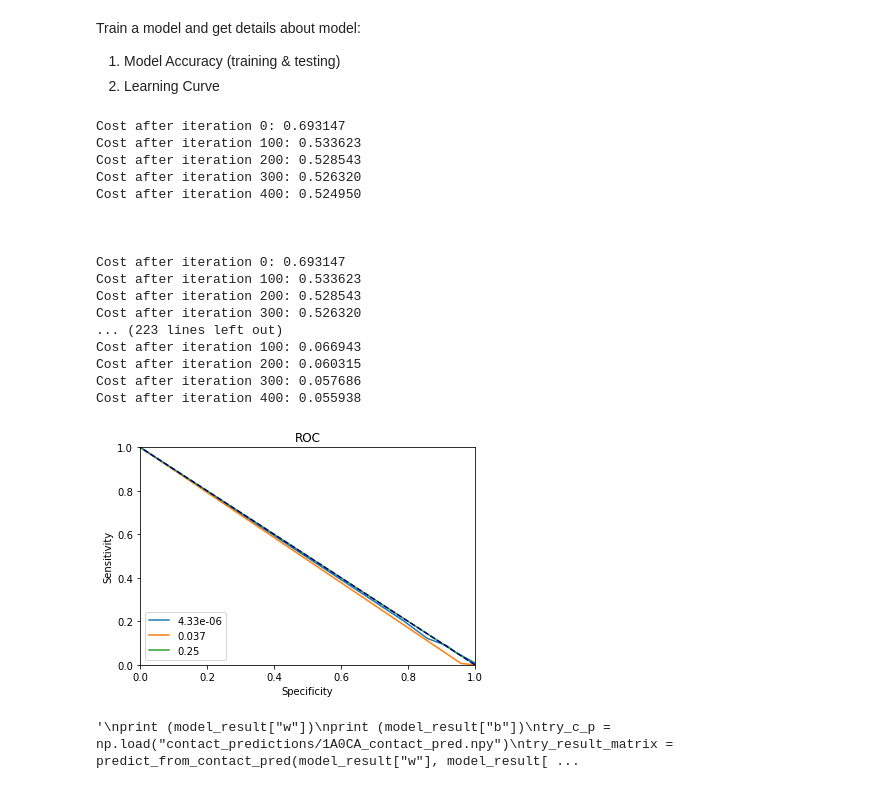
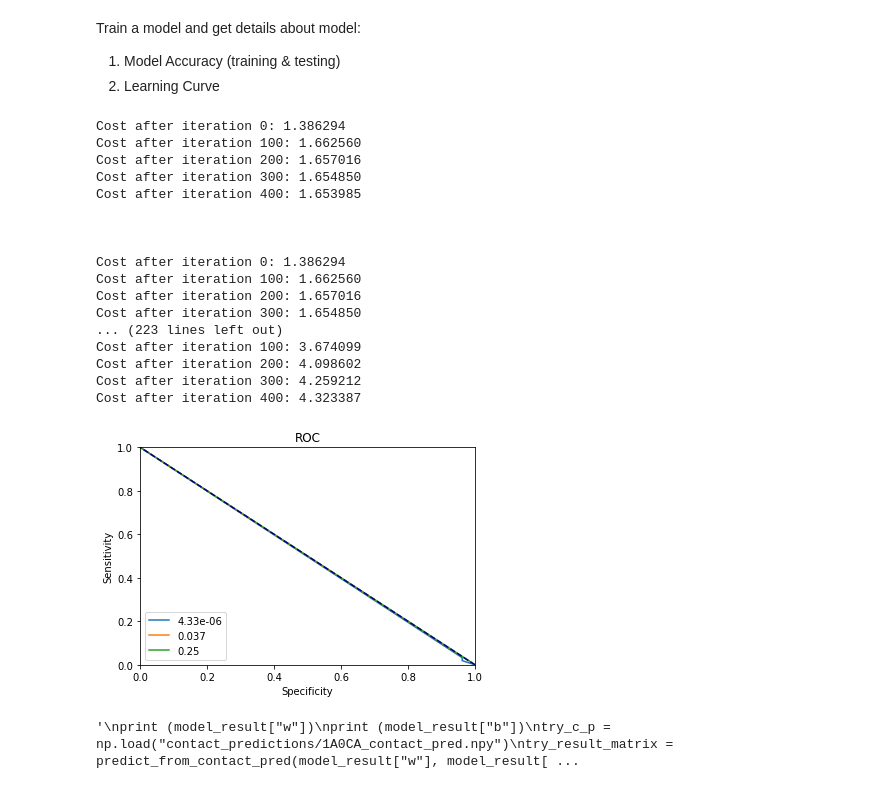
Before and after one commit to HaoWoo96/contact_map_pred, a Jupyter notebook: model_analysis.ipynb, the cells around one changed output. Drawn from its saved outputs; the diff is of its cells as text; code cells hidden in the pictures.

```diff
--- a/model_analysis.ipynb
+++ b/model_analysis.ipynb
@@ -30,15 +62,0 @@ for cutoff in cutoffs:
-# %%
-'''
-data_samples = data.shape[0]
-
-X_train = (data.iloc[0:int(data_samples*85/100),0:6]).to_numpy().T
-Y_train = (data.iloc[0:int(data_samples*85/100),7]).to_numpy().reshape([int(data_samples*85/100),1]).T
-
-X_test = (data.iloc[int(data_samples*85/100):,0:6]).to_numpy().T
-Y_test = (data.iloc[int(data_samples*85/100):,7]).to_numpy().reshape([data_samples-int(data_samples*85/100),1]).T
-
-print (X_train.shape) #(6, 20047537)
-print (Y_train.shape) #(1, 20047537)
-print (X_test.shape) #(6, 3537801)
-print (Y_test.shape) #(6, 3537801)
-'''
@@ -83,7 +103,7 @@ def initialize_with_zeros(dim):
 
     return w, b
 # %%
-def propagate(w, b, X, Y):
+def propagate(w, b, X, Y, Y_1_ratio, Y_0_ratio):
     """
     Implement the cost function and its gradient for the propagation explained above
 
@@ -92,6 +112,8 @@ def propagate(w, b, X, Y):
     b -- bias, a scalar
     X -- data of size (6, number of examples)
     Y -- true "label" vector (containing 0 if non-cat, 1 if cat) of size (1, number of examples)
+    Y_1_ratio -- ratio of number of "1" in all labels
+    Y_0_ratio -- ratio of number of "0" in all labels
 
     Return:
     cost -- negative log-likelihood cost for logistic regression
@@ -103,7 +125,7 @@ def propagate(w, b, X, Y):
 
     # FORWARD PROPAGATION (FROM X TO COST)
     A = sigmoid(np.dot(w.T,X)+b)                                    # compute activation
-    cost = (-np.dot(Y,(np.log(A)).T)-np.dot(1-Y, (np.log(1-A)).T))/m                                 # compute cost
+    cost = (-float(1/Y_1_ratio)*np.dot(Y,(np.log(A)).T)-float(1/Y_0_ratio)*np.dot(1-Y, (np.log(1-A)).T))/m                                 # compute cost
 
 
     # BACKWARD PROPAGATION (TO FIND GRAD)
@@ -120,7 +142,7 @@ def propagate(w, b, X, Y):
 
     return grads, cost
 # %%
-def optimize(w, b, X, Y, num_iterations, learning_rate, print_cost = False):
+def optimize(w, b, X, Y, Y_1_ratio, Y_0_ratio, num_iterations, learning_rate, print_cost = False):
     """
     This function optimizes w and b by running a gradient descent algorithm
 
@@ -145,7 +167,7 @@ def optimize(w, b, X, Y, num_iterations, learning_rate, print_cost = False):
 
 
         # Cost and gradient calculation
-        grads, cost = propagate(w, b, X, Y)
+        grads, cost = propagate(w, b, X, Y, Y_1_ratio, Y_0_ratio)
 
         # Retrieve derivatives from grads
         dw = grads["dw"]
@@ -291,7 +313,7 @@ def predict_from_contact_pred(w, b, nb_range, c_p, p_cut):
 # %% [markdown]
 ### 1. Model Function
 # %%
-def model(X_train, Y_train, X_test, Y_test, num_iterations, learning_rate, print_cost, p_cut):
+def model(X_train, Y_train, X_test, Y_test, Y_1_ratio, Y_0_ratio, num_iterations, learning_rate, print_cost, p_cut):
     """
     Builds the logistic regression model by calling the function implemented above
 
@@ -312,7 +334,7 @@ def model(X_train, Y_train, X_test, Y_test, num_iterations, learning_rate, print
     w, b = initialize_with_zeros(np.shape(X_train)[0])
 
     # Gradient descent (≈ 1 line of code)
-    parameters, grads, costs = optimize(w, b, X_train, Y_train, num_iterations, learning_rate, print_cost = True)
+    parameters, grads, costs = optimize(w, b, X_train, Y_train, Y_1_ratio, Y_0_ratio, num_iterations, learning_rate, print_cost = True)
 
     # Retrieve parameters w and b from dictionary "parameters"
     w = parameters["w"]
@@ -351,53 +373,53 @@ for cutoff in tqdm(cutoffs):
     specificity = []
 
     for p_cut in tqdm(p_cuts):
-        X_train, Y_train, X_test, Y_test = datasets[cutoff]
-        model_result = model(X_train, Y_train, X_test, Y_test, 500, 0.5, False, p_cut)
+        X_train, Y_train, X_test, Y_test, Y_1_ratio, Y_0_ratio = datasets[cutoff]
+        model_result = model(X_train, Y_train, X_test, Y_test, Y_1_ratio, Y_0_ratio, 500, 0.5, False, p_cut)
         tn, fp, fn, tp = confusion_matrix(Y_test.flatten(),model_result["Y_prediction_test"].flatten()).ravel()
         sensitivity.append(tp*1.0/(tp+tn))
         specificity.append(tn*1.0/(tn+fp))
 
     sensitivity += [1,0]
     specificity += [0,1]
     spec = pd.DataFrame({'spec':specificity})
     sens = pd.DataFrame({'sens':sensitivity})
     df = pd.concat([spec, sens], axis=1, sort=False)
     df = df.sort_values('spec')
 
     specificity = list(df['spec'])
     sensitivity = list(df['sens'])
 
     plt.plot(specificity, sensitivity)
 
 plt.plot([1, 0], [0, 1], color='darkblue', linestyle='--')
 plt.title('ROC')
 plt.xlabel('Specificity')
 plt.ylabel('Sensitivity')
 axes = plt.gca()
 axes.set_xlim([0,1])
 axes.set_ylim([0,1])
 plt.legend(cutoffs, loc = "lower left")
 plt.savefig("ROC.png")
 plt.show()
 # %% [output]
-Cost after iteration 0: 0.693147
-Cost after iteration 100: 0.533623
-Cost after iteration 200: 0.528543
-Cost after iteration 300: 0.526320
-Cost after iteration 400: 0.524950
+Cost after iteration 0: 1.386294
+Cost after iteration 100: 1.662560
+Cost after iteration 200: 1.657016
+Cost after iteration 300: 1.654850
+Cost after iteration 400: 1.653985
 
 
 
-Cost after iteration 0: 0.693147
-Cost after iteration 100: 0.533623
-Cost after iteration 200: 0.528543
-Cost after iteration 300: 0.526320
+Cost after iteration 0: 1.386294
+Cost after iteration 100: 1.662560
+Cost after iteration 200: 1.657016
+Cost after iteration 300: 1.654850
 ... (223 lines left out)
-Cost after iteration 100: 0.066943
-Cost after iteration 200: 0.060315
-Cost after iteration 300: 0.057686
-Cost after iteration 400: 0.055938
+Cost after iteration 100: 3.674099
+Cost after iteration 200: 4.098602
+Cost after iteration 300: 4.259212
+Cost after iteration 400: 4.323387
-[figure, old version]
+[figure, new version]
 # %%
 '''
 print (model_result["w"])
```
Also changed, not shown: parts of 4 cells of this notebook.
